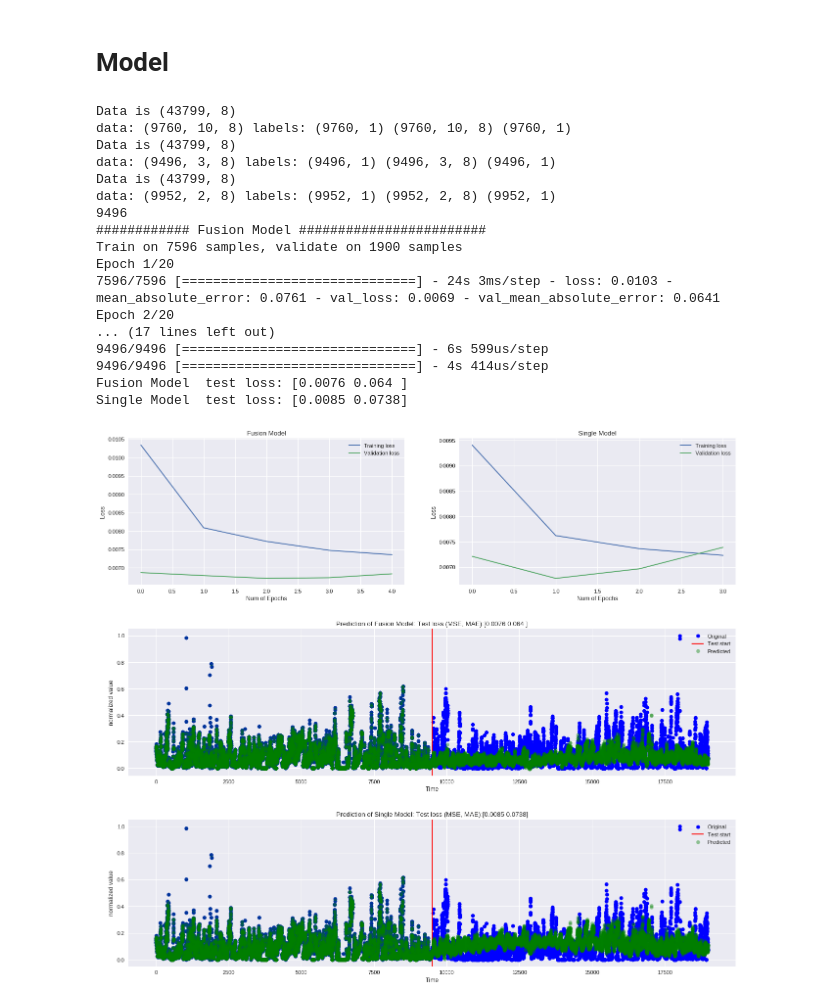
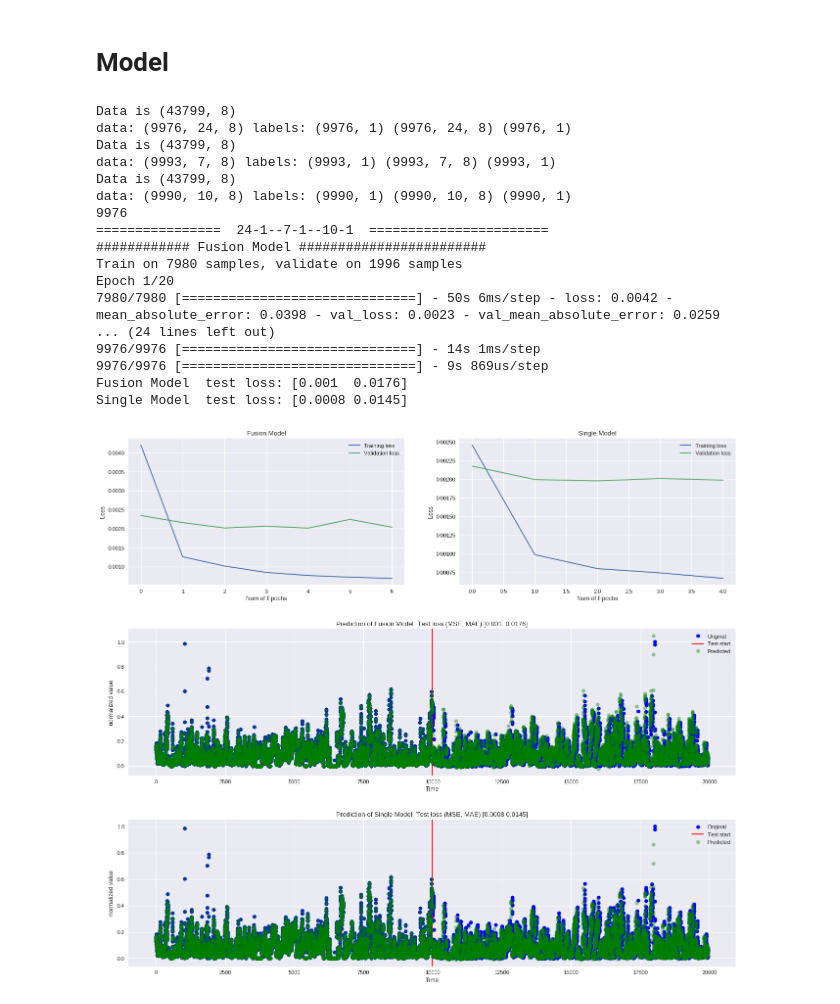
Before and after one commit to puraminy/mini_proj2, a Jupyter notebook: Fusion.ipynb, the cells around one changed output. Drawn from its saved outputs; the diff is of its cells as text; code cells hidden in the pictures.

```diff
--- a/Fusion.ipynb
+++ b/Fusion.ipynb
@@ -345,14 +345,14 @@ batch_size=100
 
 # train_X,train_y, test_X, test_y = create_data2(n_hours, n_train=n_train)
 
-records1=10
-stride1=24
+records1=24
+stride1=1
 
-records2=3
-stride2=24*7
+records2=7
+stride2=1
 
-records3=2
-stride3=24
+records3=10
+stride3=1
 
 train_X_1,train_y_1, test_X_1, test_y_1, data1 = create_data4(n_records=records1,
                                                n_train=n_train,
@@ -397,7 +397,7 @@ n_test = min_test_no
 
 
 data_type = f"{records1}-{stride1}--{records2}-{stride2}--{records3}-{stride3}"
-exp_name = "" + data_type
+exp_name = "All 30 " + data_type
 import os
 if not os.path.exists(exp_name):
     os.makedirs(exp_name)
@@ -405,24 +405,31 @@ if not os.path.exists(exp_name):
 with open(exp_name+"/Data_type.txt", "w") as text_file:
     text_file.write("Data Type: "+data_type)
 
+
+print("================ ", data_type, " =======================")
+
 inp1 = Input(shape=(train_X_1.shape[1], train_X_1.shape[2]))
 inp2 = Input(shape=(train_X_2.shape[1], train_X_2.shape[2]))
 inp3 = Input(shape=(train_X_3.shape[1], train_X_3.shape[2]))
 
+n1 = records1*8 //10
+n2 = records2*8 //10
+n3 = records3*8 //10
 
+n1,n2,n3 = 30,30,30
 
-x = LSTM(15)(inp1)
+x = LSTM(n1)(inp1)
 # x = Dense(3)(x)
 
-y = LSTM(15)(inp2)
+y = LSTM(n2)(inp2)
 # y = Dense(3)(y)
 
-z = LSTM(15)(inp3)
+z = LSTM(n3)(inp3)
 # z = Dense(3)(z)
 
 w = concatenate([x, y, z])
 
-# w =  Dense(5)(w)
+# w =  Dense((records1+records2+records3)//2, activation='softplus')(w)
 out1 =  Dense(1, activation='linear')(w)
 
 model1 = Model(inputs=[inp1, inp2, inp3], outputs=out1)
@@ -453,14 +460,15 @@ out2 = Dense(1, activation='linear')(x)
 model2 = Model(inputs=inp1, outputs=out2)
 
 model2.compile(loss='mse',
-        optimizer='rmsprop',
+        optimizer='adam',
         metrics=['mae'])
 
 model2.name = 'Single Model'
 
 # model2.summary()
 
-EPOCHS = [20]*2
+EPOCHS[0] = 20
+EPOCHS[1] = 20
 
 from keras.callbacks import CSVLogger,ModelCheckpoint
 
@@ -500,12 +508,13 @@ history1 = model1.fit([train_X_1,train_X_2,train_X_3], train_y_1,
 
 print(f"############ {model2.name} ########################")
 
-history2 = model2.fit(train_X_1, train_y_1,
-                    epochs=EPOCHS[0],
-#                     batch_size=batch_size,
-                    validation_split=0.2,
-                    callbacks = callback2,
-                    verbose=1, shuffle=True)
+if EPOCHS[1] != 0:
+  history2 = model2.fit(train_X_1, train_y_1,
+                      epochs=EPOCHS[1],
+  #                     batch_size=batch_size,
+                      validation_split=0.2,
+                      callbacks = callback2,
+                      verbose=1, shuffle=True)
 
 
 # plot history
@@ -576,46 +585,46 @@ ax3.plot(np.concatenate([data[:n_train,0],test_predictions1[::-1]]), 'go', alpha
 ax3.legend(('Original','Test start', 'Predicted'), loc='upper right')
 
 
 test_predictions2 = model2.predict(test_X_1).flatten()
 
 ax4 = plt.subplot2grid((5,2),(2,0), colspan=2)
 
 ax4.set_title(f"Prediction of {model2.name}: Test loss (MSE, MAE):{test_loss2}")
 ax4.set_xlabel('Time')
 ax4.set_ylabel('normalized value')
 ax4.legend(('Original', 'Predicted'), loc='upper right')
 ax4.plot(data[:n_train+n_test,0], 'bo')
 ax4.axvline(x=n_train,color='r')
 ax4.plot(np.concatenate([data[:n_train,0],test_predictions2[::-1]]), 'go', alpha=0.4)
 ax4.legend(('Original','Test start', 'Predicted'), loc='upper right')
 
 # ax5 = plt.subplot2grid((5,2),(3,0), colspan=2)
 # ax5.text(0.0,0.0,get_model_summary(model1) , dict(size=12))
 
 # ax6 = plt.subplot2grid((5,2),(4,0), colspan=2)
 # ax6.text(0.0,0.0,get_model_summary(model2) , dict(size=12))
 
 plt.savefig(exp_name+'/results.png')
 plt.show()
 # %% [output]
 Data is (43799, 8)
-data: (9760, 10, 8) labels: (9760, 1) (9760, 10, 8) (9760, 1)
+data: (9976, 24, 8) labels: (9976, 1) (9976, 24, 8) (9976, 1)
 Data is (43799, 8)
-data: (9496, 3, 8) labels: (9496, 1) (9496, 3, 8) (9496, 1)
+data: (9993, 7, 8) labels: (9993, 1) (9993, 7, 8) (9993, 1)
 Data is (43799, 8)
-data: (9952, 2, 8) labels: (9952, 1) (9952, 2, 8) (9952, 1)
-9496
+data: (9990, 10, 8) labels: (9990, 1) (9990, 10, 8) (9990, 1)
+9976
+================  24-1--7-1--10-1  =======================
 ############ Fusion Model ########################
-Train on 7596 samples, validate on 1900 samples
+Train on 7980 samples, validate on 1996 samples
 Epoch 1/20
-7596/7596 [==============================] - 24s 3ms/step - loss: 0.0103 - mean_absolute_error: 0.0761 - val_loss: 0.0069 - val_mean_absolute_error: 0.0641
-Epoch 2/20
-... (17 lines left out)
-9496/9496 [==============================] - 6s 599us/step
-9496/9496 [==============================] - 4s 414us/step
-Fusion Model  test loss: [0.0076 0.064 ]
-Single Model  test loss: [0.0085 0.0738]
+7980/7980 [==============================] - 50s 6ms/step - loss: 0.0042 - mean_absolute_error: 0.0398 - val_loss: 0.0023 - val_mean_absolute_error: 0.0259
+... (24 lines left out)
+9976/9976 [==============================] - 14s 1ms/step
+9976/9976 [==============================] - 9s 869us/step
+Fusion Model  test loss: [0.001  0.0176]
+Single Model  test loss: [0.0008 0.0145]
-[figure, old version]
+[figure, new version]
 # %%
 from google.colab import files
 files.download(exp_name+'/model1.png')
```
